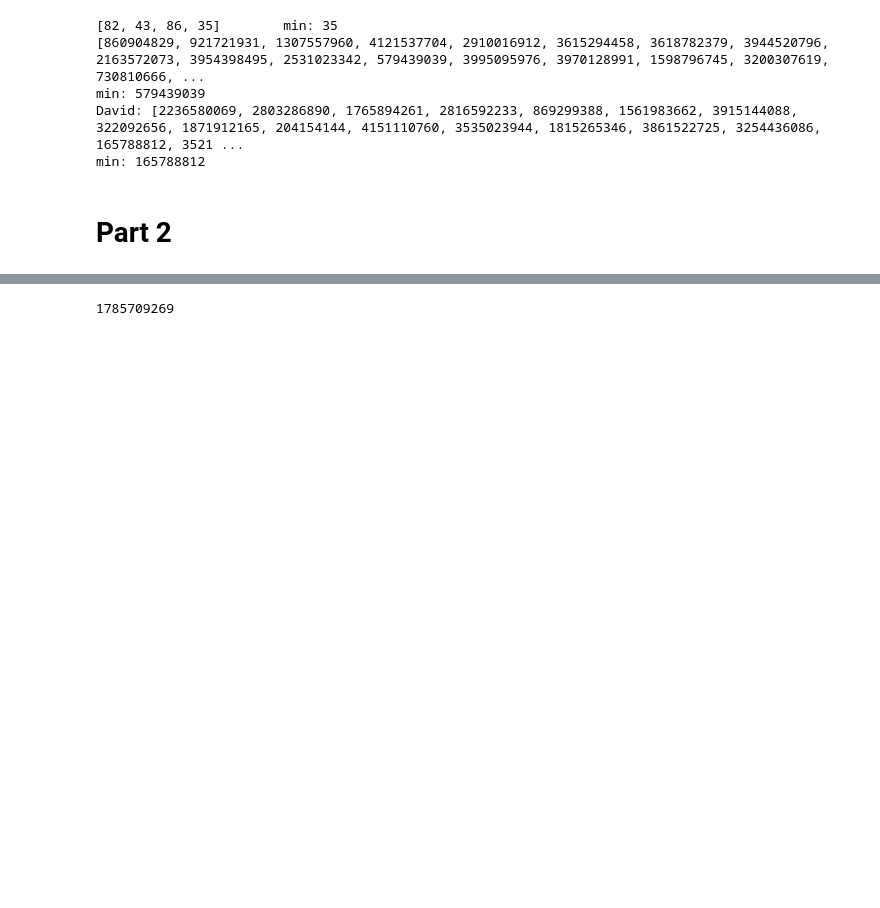
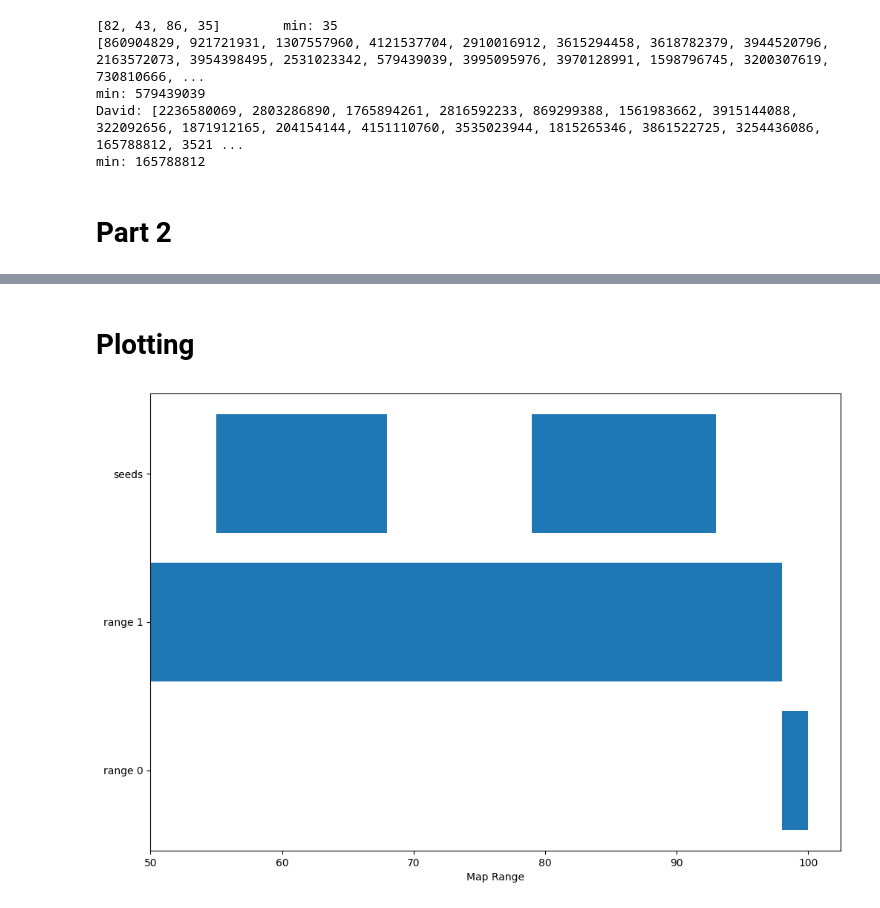
Before and after one commit to codercodyc/AdventOfCode2023, a Jupyter notebook: day5.ipynb, the cells around one changed output, grey strips where cells are left out. Saved outputs shown, nothing was run; the diff lists cells and outputs as text; code cells hidden in the pictures; blank space fills up the shorter version.

Commit message:
completed day 5 part 2

```diff
--- a/day5.ipynb
+++ b/day5.ipynb
@@ -856,12 +966,60 @@ Start: 2023-12-05 22:01:02.721920
 # for i in range(1000000):
     # check_seed_list(david_maps_array, i)#
 # %%
-total = 0
-for group in david_seeds_2:
-    total += group[1]
+# total = 0
+# for group in david_seeds_2:
+#     total += group[1]
 
-print(total)
+# print(total)
-# %% [output]
-1785709269
 # %%
 # check_seed_list(david_maps_array, range(20))
+# %% [markdown]
+# Plotting
+# %%
+# plot data
+import polars as pl
+import matplotlib.pyplot as plt
+
+def plot_ranges(seeds, maps):
+    # seed = [['seed', int(sample_seeds[0]), int(sample_seeds[1])]]
+    seed_list = create_part_2_seeds(seeds)
+    # print(seeds)
+    current_seeds = [['seeds', int(seed[0]), int(seed[1])] for seed in seed_list]
+    # print(seeds)
+
+    sample_maps_array = create_map_array(maps)
+    sample_sources = [[f'range {i}', int(item[1]), int(item[2])] for i, item in enumerate(sample_maps_array)]
+    plot_data = sample_sources + current_seeds
+    # print(plot_data)
+
+    names = [item[0] for item in plot_data]
+    start_indexes = [item[1] for item in plot_data]
+    lengths = [item[2] for item in plot_data]
+
+    # print(names)
+    # print(start_indexes)
+    # print(lengths)
+
+    df = pl.DataFrame(
+        {
+            "names": names,
+            "start_indexes": start_indexes,
+            "lengths": lengths,
+        }
+    )
+
+    fig = plt.figure(figsize=(12, 8))
+
+    plt.barh(y=df['names'], left=df['start_indexes'], width=df["lengths"])
+    plt.xlabel('Map Range')
+    # plt.xlim(45, 100)
+
+    # # Add labels to the end of each bar
+    # for i, value in enumerate(df["start_indexes"] + df["lengths"]):
+    #     plt.text(value, i, str(value), ha='left', va='center')
+
+    plt.show()
+
+plot_ranges(sample_seeds, sample_seed_to_soil_map)
+# %% [output]
+[figure, added]
```
Also changed, not shown: parts of 4 cells of this notebook, 2 other files.
